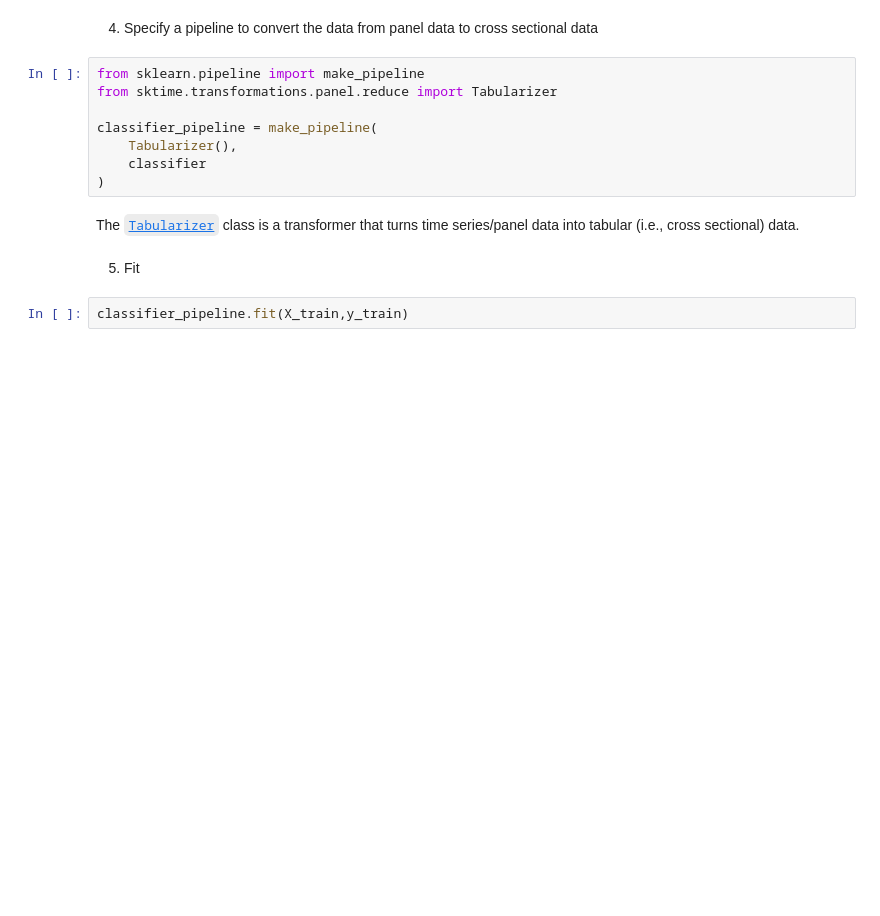
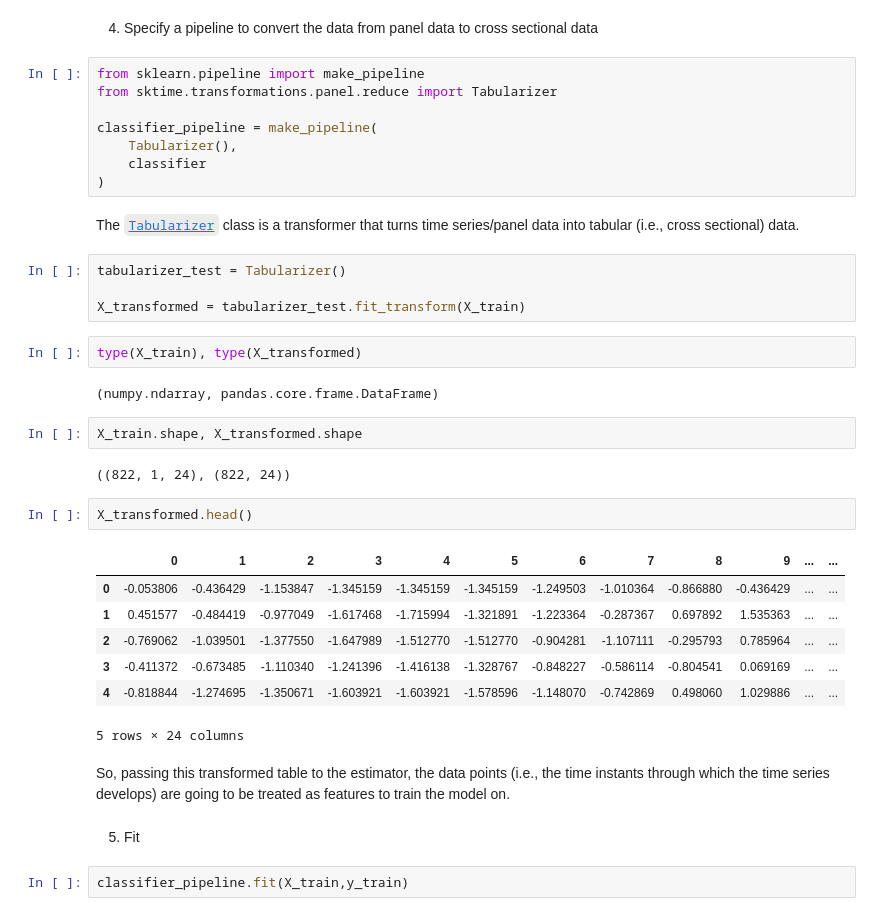
Before and after one commit to Edoch94/sktime-notes, a Jupyter notebook: 3_classification.ipynb, the cells around one changed output. Saved outputs shown, nothing was run; the diff lists cells and outputs as text; blank space fills up the shorter version.

```diff
--- a/3_classification.ipynb
+++ b/3_classification.ipynb
@@ -163,6 +161,30 @@ classifier_pipeline = make_pipeline(
 )
 # %% [markdown]
 The [`Tabularizer`](https://www.sktime.org/en/stable/api_reference/auto_generated/sktime.transformations.panel.reduce.Tabularizer.html) class is a transformer that turns time series/panel data into tabular (i.e., cross sectional) data.
+# %%
+tabularizer_test = Tabularizer()
+
+X_transformed = tabularizer_test.fit_transform(X_train)
+# %%
+type(X_train), type(X_transformed)
+# %% [output]
+(numpy.ndarray, pandas.core.frame.DataFrame)
+# %%
+X_train.shape, X_transformed.shape
+# %% [output]
+((822, 1, 24), (822, 24))
+# %%
+X_transformed.head()
+# %% [output]
+|  | 0 | 1 | 2 | 3 | 4 | 5 | 6 | 7 | 8 | 9 | ... | ... |
+| 0 | -0.053806 | -0.436429 | -1.153847 | -1.345159 | -1.345159 | -1.345159 | -1.249503 | -1.010364 | -0.866880 | -0.436429 | ... | ... |
+| 1 | 0.451577 | -0.484419 | -0.977049 | -1.617468 | -1.715994 | -1.321891 | -1.223364 | -0.287367 | 0.697892 | 1.535363 | ... | ... |
+| 2 | -0.769062 | -1.039501 | -1.377550 | -1.647989 | -1.512770 | -1.512770 | -0.904281 | -1.107111 | -0.295793 | 0.785964 | ... | ... |
+| 3 | -0.411372 | -0.673485 | -1.110340 | -1.241396 | -1.416138 | -1.328767 | -0.848227 | -0.586114 | -0.804541 | 0.069169 | ... | ... |
+| 4 | -0.818844 | -1.274695 | -1.350671 | -1.603921 | -1.603921 | -1.578596 | -1.148070 | -0.742869 | 0.498060 | 1.029886 | ... | ... |
+5 rows × 24 columns
+# %% [markdown]
+So, passing this transformed table to the estimator, the data points (i.e., the time instants through which the time series develops) are going to be treated as features to train the model on.
 # %% [markdown]
 5. Fit
 # %%
```
Also changed, not shown: parts of 69 cells of this notebook.
